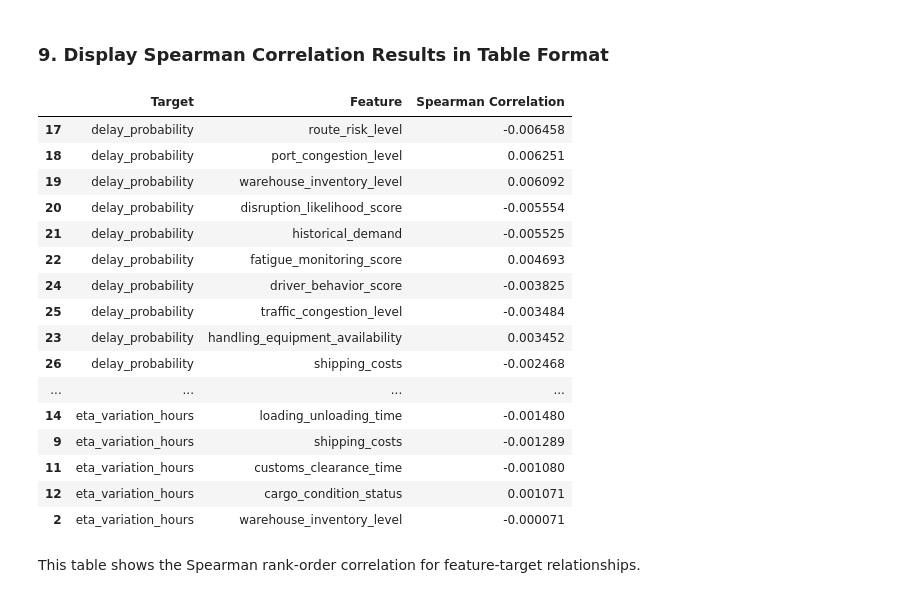
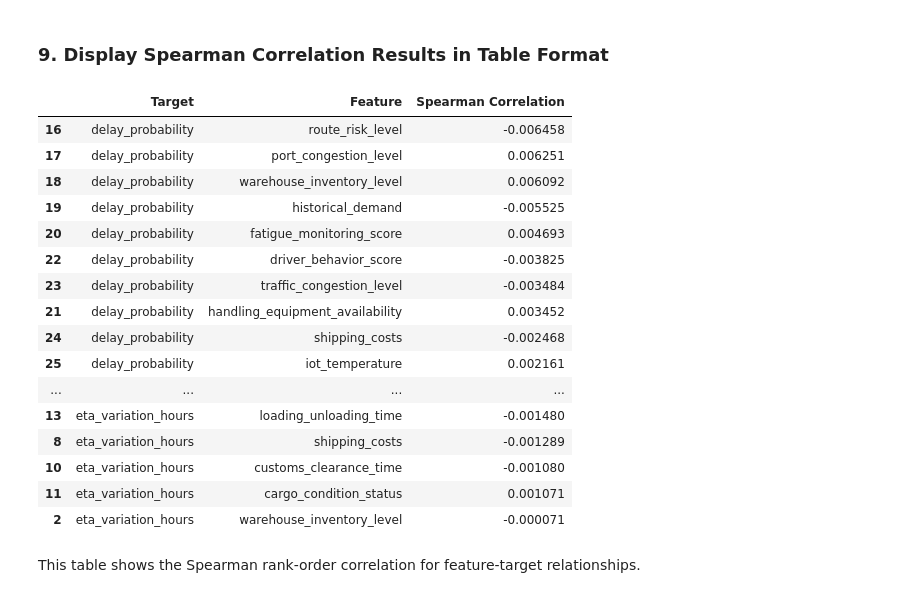
Before and after one commit to MIT-Emerging-Talent/ET6-CDSP-group-22-repo, a Jupyter notebook: 4_data_analysis/notebooks/Correlation_Analysis_Phase_2.ipynb, the cells around one changed output. Cells and saved outputs as stored; diff of their text form; code cells hidden in the pictures.

```diff
--- a/4_data_analysis/notebooks/Correlation_Analysis_Phase_2.ipynb
+++ b/4_data_analysis/notebooks/Correlation_Analysis_Phase_2.ipynb
@@ -216,7 +214,6 @@ features = [
     "route_risk_level",
     "port_congestion_level",
     "warehouse_inventory_level",
-    "disruption_likelihood_score",
     "historical_demand",
     "fatigue_monitoring_score",
     "handling_equipment_availability",
@@ -241,48 +238,48 @@ spearman_table = []
 for target in targets:
     for feature in features:
         try:
             corr, _ = spearmanr(df[feature], df[target])
             spearman_table.append(
                 {"Target": target, "Feature": feature, "Spearman Correlation": corr}
             )
         except Exception as e:
             spearman_table.append(
                 {
                     "Target": target,
                     "Feature": feature,
                     "Spearman Correlation": None,
                     "Error": str(e),
                 }
             )
 
 # Convert to DataFrame
 spearman_df = pd.DataFrame(spearman_table)
 
 # Sort by absolute correlation value for each target
 spearman_df["abs_corr"] = spearman_df["Spearman Correlation"].fillna(0).abs()
 spearman_df = spearman_df.sort_values(
     by=["Target", "abs_corr"], ascending=[True, False]
 ).drop(columns="abs_corr")
 
 # Show to user
 display(spearman_df)
 # %% [output]
 |  | Target | Feature | Spearman Correlation |
-| 17 | delay_probability | route_risk_level | -0.006458 |
-| 18 | delay_probability | port_congestion_level | 0.006251 |
-| 19 | delay_probability | warehouse_inventory_level | 0.006092 |
-| 20 | delay_probability | disruption_likelihood_score | -0.005554 |
-| 21 | delay_probability | historical_demand | -0.005525 |
-| 22 | delay_probability | fatigue_monitoring_score | 0.004693 |
-| 24 | delay_probability | driver_behavior_score | -0.003825 |
-| 25 | delay_probability | traffic_congestion_level | -0.003484 |
-| 23 | delay_probability | handling_equipment_availability | 0.003452 |
-| 26 | delay_probability | shipping_costs | -0.002468 |
+| 16 | delay_probability | route_risk_level | -0.006458 |
+| 17 | delay_probability | port_congestion_level | 0.006251 |
+| 18 | delay_probability | warehouse_inventory_level | 0.006092 |
+| 19 | delay_probability | historical_demand | -0.005525 |
+| 20 | delay_probability | fatigue_monitoring_score | 0.004693 |
+| 22 | delay_probability | driver_behavior_score | -0.003825 |
+| 23 | delay_probability | traffic_congestion_level | -0.003484 |
+| 21 | delay_probability | handling_equipment_availability | 0.003452 |
+| 24 | delay_probability | shipping_costs | -0.002468 |
+| 25 | delay_probability | iot_temperature | 0.002161 |
 | ... | ... | ... | ... |
-| 14 | eta_variation_hours | loading_unloading_time | -0.001480 |
-| 9 | eta_variation_hours | shipping_costs | -0.001289 |
-| 11 | eta_variation_hours | customs_clearance_time | -0.001080 |
-| 12 | eta_variation_hours | cargo_condition_status | 0.001071 |
+| 13 | eta_variation_hours | loading_unloading_time | -0.001480 |
+| 8 | eta_variation_hours | shipping_costs | -0.001289 |
+| 10 | eta_variation_hours | customs_clearance_time | -0.001080 |
+| 11 | eta_variation_hours | cargo_condition_status | 0.001071 |
 | 2 | eta_variation_hours | warehouse_inventory_level | -0.000071 |
 # %% [markdown]
 This table shows the Spearman rank-order correlation for feature-target relationships.
```
Also changed, not shown: parts of 7 cells of this notebook, 1 other file.
